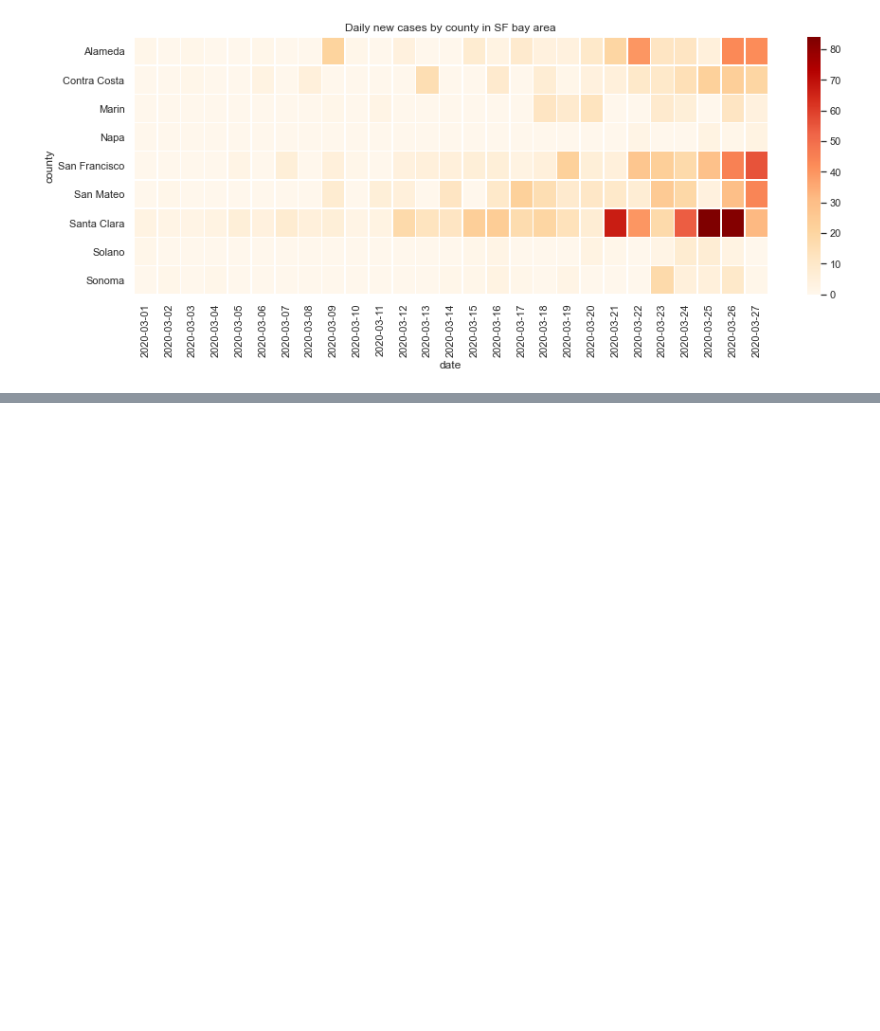
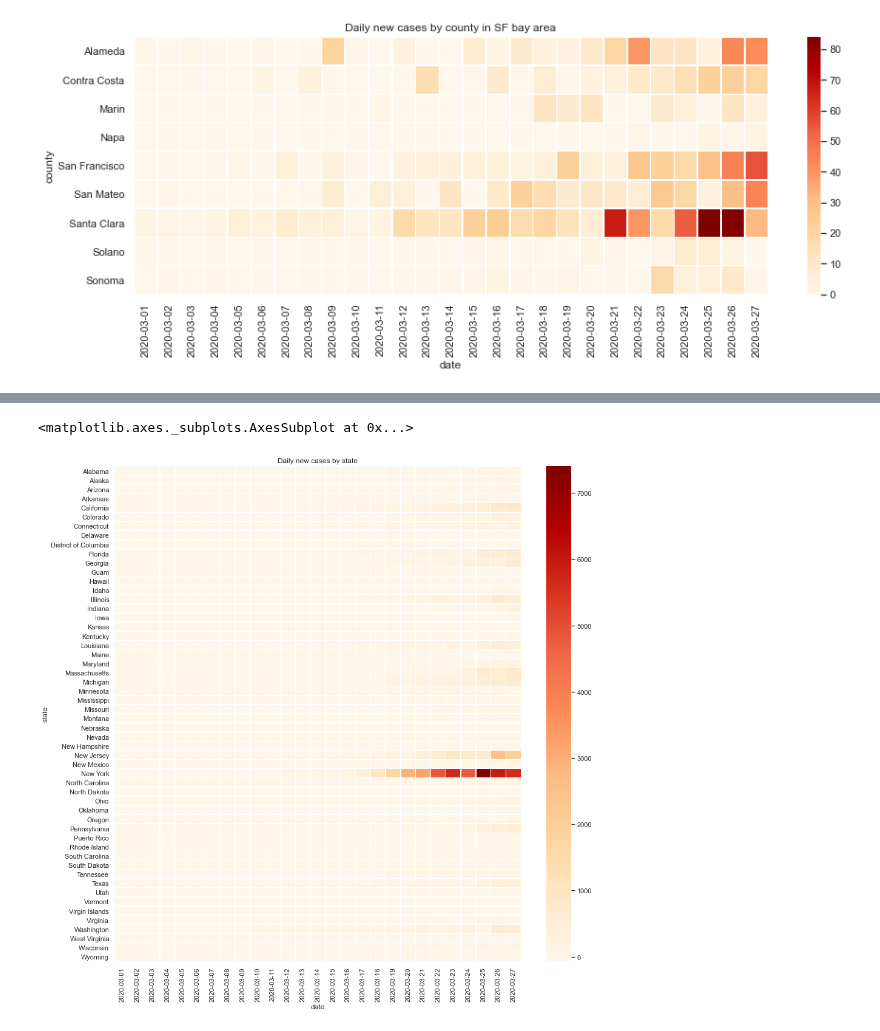
Before and after one commit to yosukesuzuki/covid19-sf-bayarea, a Jupyter notebook: SF-bay-area-COVID19-new-cases-by-county-by-date.ipynb, the cells around one changed output, grey strips where cells are left out. Saved outputs shown, nothing was run; the diff lists cells and outputs as text; code cells hidden in the pictures; blank space fills up the shorter version.

```diff
--- a/SF-bay-area-COVID19-new-cases-by-county-by-date.ipynb
+++ b/SF-bay-area-COVID19-new-cases-by-county-by-date.ipynb
@@ -86,0 +241,7 @@ sns.heatmap(by_county_by_date_diff.T, cmap="OrRd",linewidths=.5, ax=ax)
+# %%
+fig2, ax2 = plt.subplots(figsize=(15,15))
+ax2.set_title('Daily new cases by state')
+sns.heatmap(by_state_by_date_diff.T, cmap="OrRd",linewidths=.5, ax=ax2)
+# %% [output]
+<matplotlib.axes._subplots.AxesSubplot at 0x...>
+[figure, added]
```
Also changed, not shown: parts of 9 cells of this notebook.
